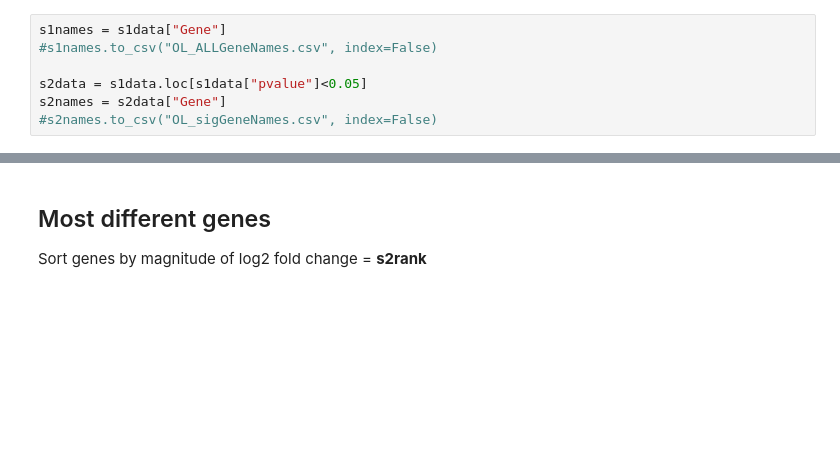
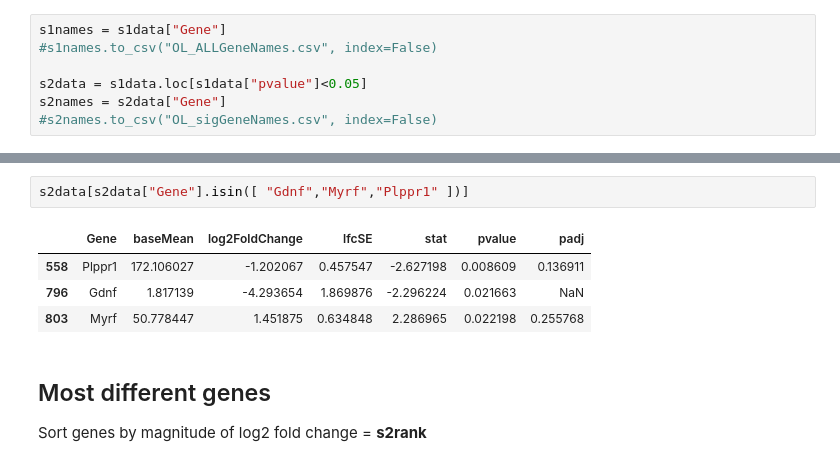
Before and after one commit to aeffen/OL-metabolism-HD, a Jupyter notebook: DEG_Oligodendrocyte_Analysis.ipynb, the cells around one changed output, grey strips where cells are left out. Drawn from its saved outputs; the diff is of its cells as text; blank space fills up the shorter version.

```diff
--- a/DEG_Oligodendrocyte_Analysis.ipynb
+++ b/DEG_Oligodendrocyte_Analysis.ipynb
@@ -79,3 +86,10 @@ s2data[s2data["Gene"].isin([ "Pfkp","Pfkfb3","G6pc3","Ppargc1b","Aldh1a1","Nrf1"
+# %%
+s2data[s2data["Gene"].isin([ "Gdnf","Myrf","Plppr1" ])]
+# %% [output]
+|  | Gene | baseMean | log2FoldChange | lfcSE | stat | pvalue | padj |
+| 558 | Plppr1 | 172.106027 | -1.202067 | 0.457547 | -2.627198 | 0.008609 | 0.136911 |
+| 796 | Gdnf | 1.817139 | -4.293654 | 1.869876 | -2.296224 | 0.021663 | NaN |
+| 803 | Myrf | 50.778447 | 1.451875 | 0.634848 | 2.286965 | 0.022198 | 0.255768 |
 # %% [markdown]
 ## Most different genes
 Sort genes by magnitude of log2 fold change = **s2rank**
```
Also changed, not shown: parts of 3 cells of this notebook.
